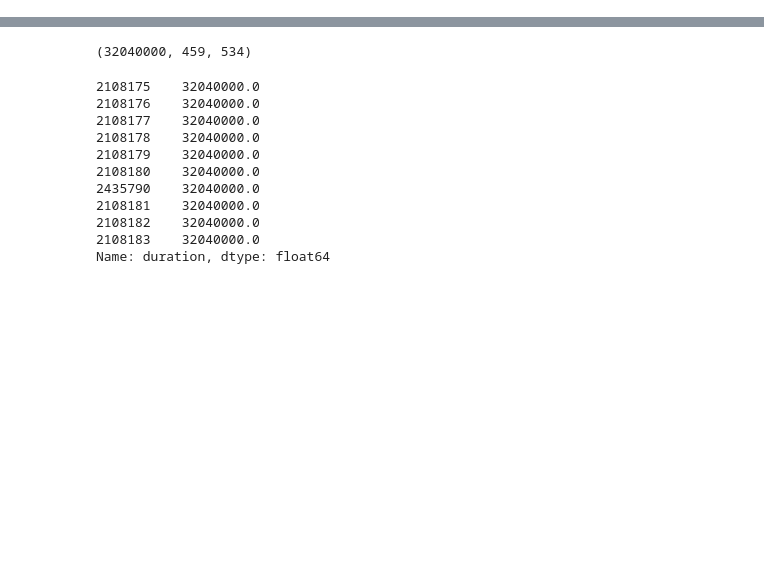
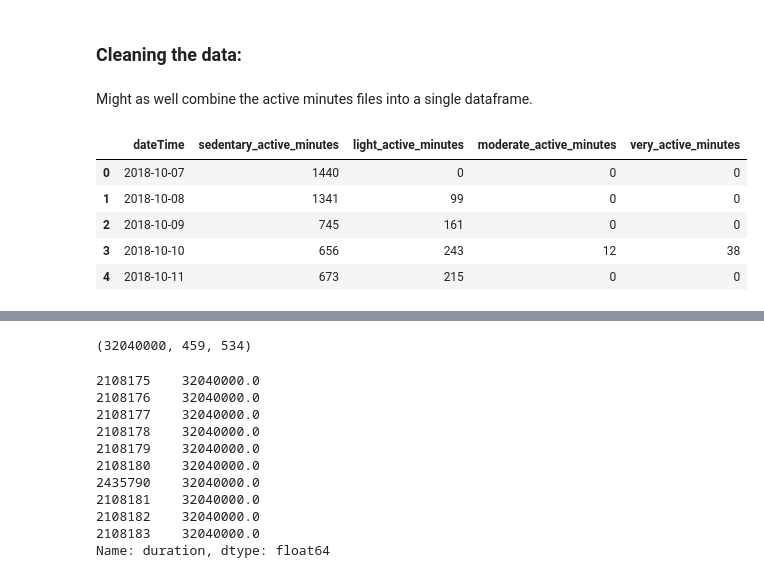
Before and after one commit to ashleygw/health-monitoring, a Jupyter notebook: SleepAndHealthNN.ipynb, the cells around one changed output, grey strips where cells are left out. Cells and saved outputs as stored; diff of their text form; code cells hidden in the pictures; blank space fills up the shorter version.

```diff
--- a/SleepAndHealthNN.ipynb
+++ b/SleepAndHealthNN.ipynb
@@ -55 +25,14 @@ sleep_file_list = glob.glob('GeorgeAshley/user-site-export/sleep-*')
+# %%
+import glob
+heart_rate_file_list = glob.glob('**/heart_rate*.json',recursive=True)
+steps_file_list = glob.glob('**/steps*.json',recursive=True)
+calories_file_list = glob.glob('**/calories*.json',recursive=True)
+sleep_file_list = glob.glob('**/sleep*.json',recursive=True)
+distance_file_list = glob.glob('**/distance*.json',recursive=True)
+time_in_zone_list = glob.glob('**/time_in*.json',recursive=True)
+
+very_active_minutes = glob.glob('**/very*.json',recursive=True)
+moderate_active_minutes = glob.glob('**/moderate*.json',recursive=True)
+light_active_minutes = glob.glob('**/light*.json',recursive=True)
+sedentary_active_minutes = glob.glob('**/sedentary*.json',recursive=True)
 # %%
@@ -106,0 +84,16 @@ for x in sleep_df.iterrows():
+# %% [markdown]
+### Cleaning the data:
+# %% [markdown]
+Might as well combine the active minutes files into a single dataframe.
+# %%
+from functools import reduce
+data_frames = [sedentary_active_df,light_active_df,moderate_active_df,very_active_df]
+active_minutes_df = reduce(lambda  left,right: pd.merge(left,right,on=['dateTime'],how='outer'), data_frames)
+active_minutes_df[:5]
+# %% [output]
+|  | dateTime | sedentary_active_minutes | light_active_minutes | moderate_active_minutes | very_active_minutes |
+| 0 | 2018-10-07 | 1440 | 0 | 0 | 0 |
+| 1 | 2018-10-08 | 1341 | 99 | 0 | 0 |
+| 2 | 2018-10-09 | 745 | 161 | 0 | 0 |
+| 3 | 2018-10-10 | 656 | 243 | 12 | 38 |
+| 4 | 2018-10-11 | 673 | 215 | 0 | 0 |
```
Also changed, not shown: parts of 32 cells of this notebook.
